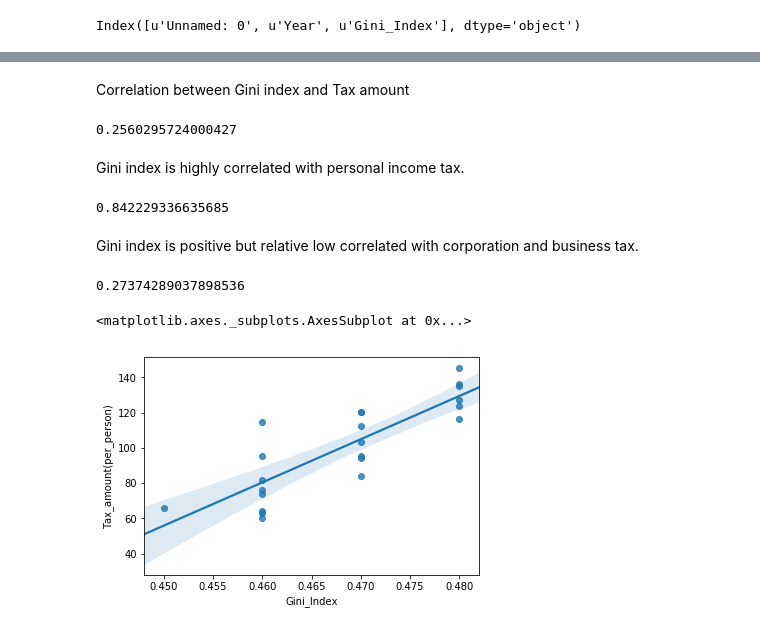
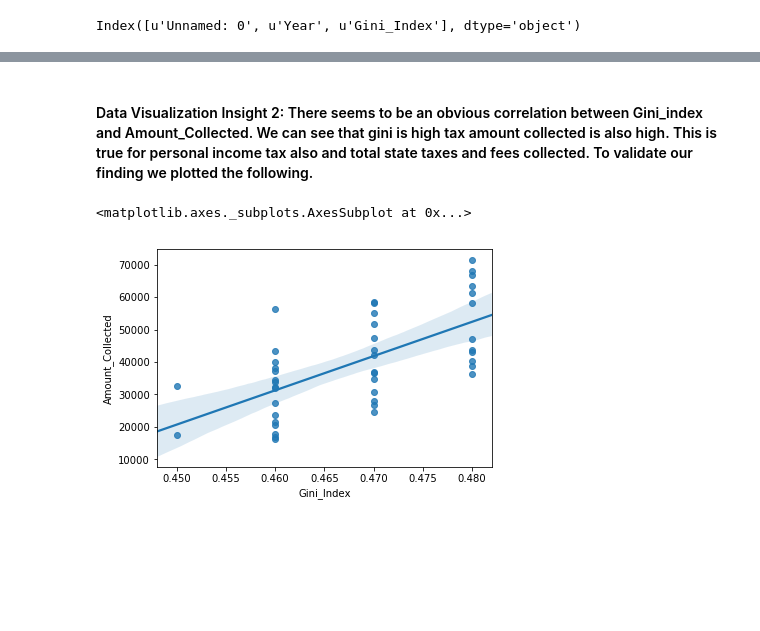
Before and after one commit to amritasharma05/Team-Project, a Jupyter notebook: INCOME_INEQUALITY_EDA.ipynb, the cells around one changed output, grey strips where cells are left out. Saved outputs shown, nothing was run; the diff lists cells and outputs as text; code cells hidden in the pictures; blank space fills up the shorter version.

```diff
--- a/INCOME_INEQUALITY_EDA.ipynb
+++ b/INCOME_INEQUALITY_EDA.ipynb
@@ -414,0 +396,2 @@ array(['Personal Income', 'Corporation and Business',
+# %%
+df_tax = df_tax[(df_tax['Tax_or_Fee'] =='Total State Taxes and Fees Collected by the Department of Taxation and Finance')|(df_tax['Tax_or_Fee']=='Personal Income Tax')]
@@ -514,5 +432,5 @@ Index([u'Unnamed: 0', u'Year', u'Gini_Index'], dtype='object')
 # %%
-df_GiniTax = df_TaxPop.merge(df_gini, left_on='Fiscal_Year_Ended', right_on='Year')
+df_GiniTax = df_tax.merge(df_gini, left_on='Fiscal_Year_Ended', right_on='Year')
 # %%
 df_GiniTax.head()
 # %% [output]
@@ -535,18 +447,0 @@ sns.factorplot(y='Gini_Index', data=df_GiniTax, x='Fiscal_Year_Ended',aspect=3)
-# %% [markdown]
-Correlation between Gini index and Tax amount
-# %%
-df_GiniTax['Tax_amount(per_person)'].corr(df_GiniTax['Gini_Index']) # Gini index is not high correlated to all kinds of tax amount
-# %% [output]
-0.2560295724000427
-# %% [markdown]
-Gini index is highly correlated with personal income tax.
-# %%
-df_GiniTax[df_GiniTax.Tax_Category == 'Personal Income']['Tax_amount(per_person)'].corr(df_GiniTax['Gini_Index'])
-# %% [output]
-0.842229336635685
-# %% [markdown]
-Gini index is positive but relative low correlated with corporation and business tax.
-# %%
-df_GiniTax[df_GiniTax.Tax_Category == 'Corporation and Business']['Tax_amount(per_person)'].corr(df_GiniTax['Gini_Index'])
-# %% [output]
-0.27374289037898536
@@ -555,5 +448,7 @@ df_GiniTax1 = df_GiniTax[df_GiniTax.Tax_Category == 'Personal Income']
+# %% [markdown]
+#### Data Visualization Insight 2: There seems to  be an obvious correlation between Gini_index and Amount_Collected. We can see that gini is high tax amount collected is also high. This is true for personal income tax also and total state taxes and fees collected. To validate our finding we plotted the following.
 # %%
-sns.regplot(x='Gini_Index', data=df_GiniTax1, y='Tax_amount(per_person)')
+sns.regplot(x='Gini_Index', y='Amount_Collected', data=df_GiniTax)
 # %% [output]
 <matplotlib.axes._subplots.AxesSubplot at 0x...>
-[figure, old version]
+[figure, new version]
```
Also changed, not shown: parts of 63 cells of this notebook.
